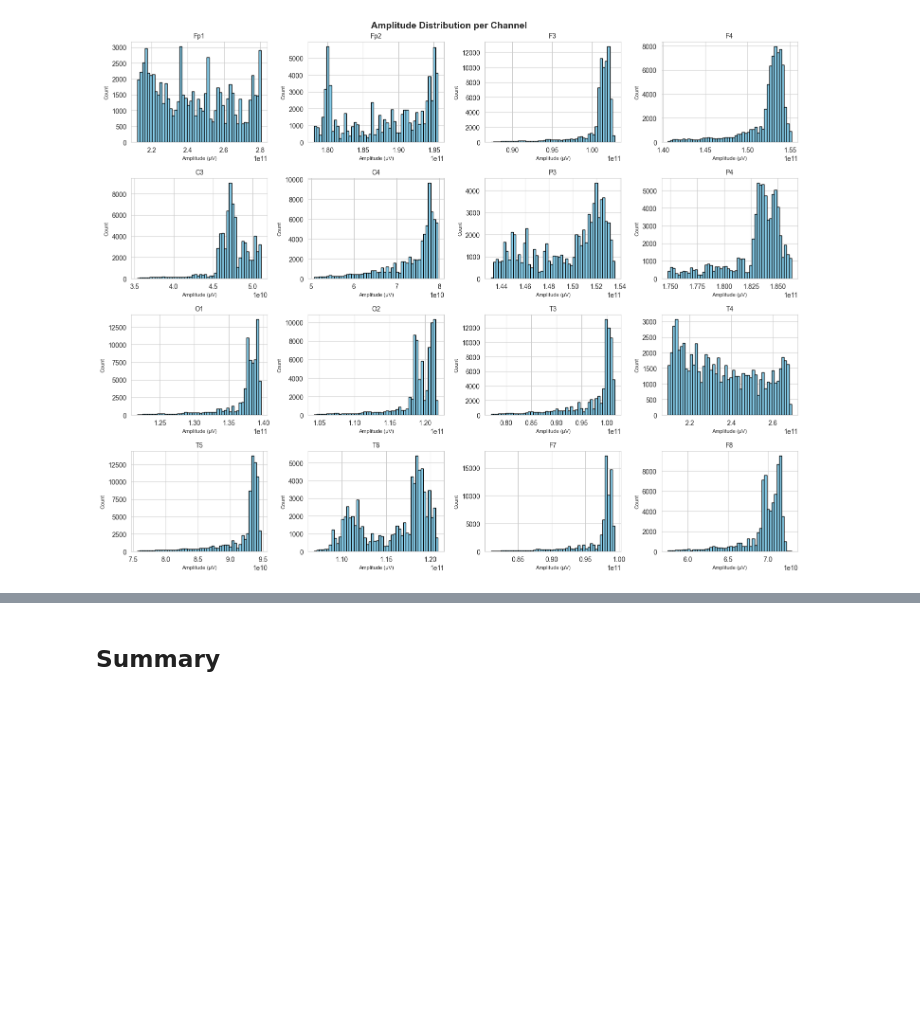
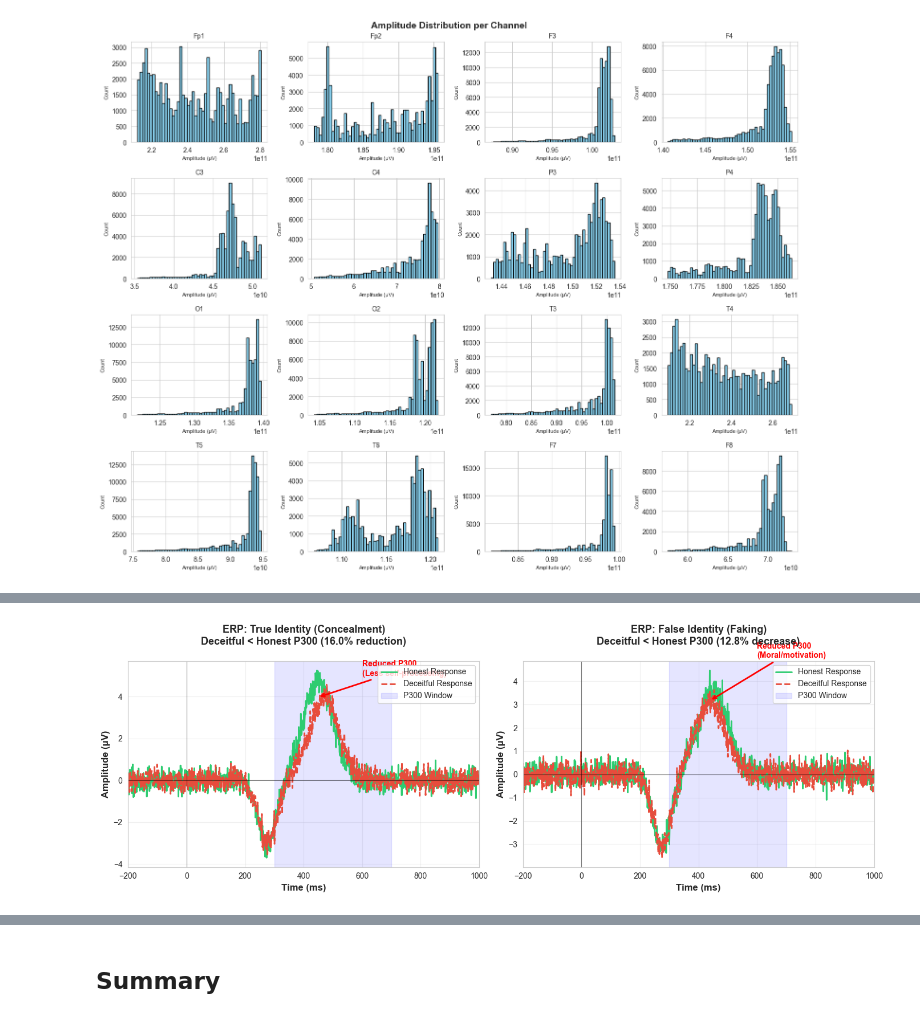
Before and after one commit to wsparcie/ai-ml-neuron-rekrutacja-2025, a Jupyter notebook: eda.ipynb, the cells around one changed output, grey strips where cells are left out. Drawn from its saved outputs; the diff is of its cells as text; code cells hidden in the pictures; blank space fills up the shorter version.

```diff
--- a/eda.ipynb
+++ b/eda.ipynb
@@ -283,0 +328,84 @@ plt.show()
+# %%
+time = np.linspace(-200, 1000, 1200)
+
+def generate_erp(p300_amplitude, p300_latency, n200_amplitude=-3):
+    erp = np.zeros_like(time)
+
+    n200_window = (time >= 200) & (time <= 350)
+    erp[n200_window] = n200_amplitude * np.exp(-((time[n200_window] - 275)**2) / 2000)
+
+    p300_window = (time >= 300) & (time <= 700)
+    erp[p300_window] += p300_amplitude * np.exp(-((time[p300_window] - p300_latency)**2) / 5000)
+
+    erp += np.random.normal(0, 0.3, len(time))
+
+    return erp
+
+p300_real = real_features['p300']
+
+p300_ht = np.mean(list(p300_real['honest_true'].values()))
+p300_dt = np.mean(list(p300_real['deceitful_true'].values()))
+p300_hf = np.mean(list(p300_real['honest_fake'].values()))
+p300_df = np.mean(list(p300_real['deceitful_fake'].values()))
+
+honest_true = generate_erp(p300_amplitude=p300_ht, p300_latency=450)
+deceitful_true = generate_erp(p300_amplitude=p300_dt, p300_latency=470)
+honest_fake = generate_erp(p300_amplitude=p300_hf, p300_latency=450)
+deceitful_fake = generate_erp(p300_amplitude=p300_df, p300_latency=440)
+
+fig, axes = plt.subplots(1, 2, figsize=(14, 5))
+
+axes[0].plot(time, honest_true, linewidth=2, label='Honest Response', color='#2ecc71')
+axes[0].plot(time, deceitful_true, linewidth=2, label='Deceitful Response', color='#e74c3c', linestyle='--')
+axes[0].axhline(y=0, color='black', linestyle='-', linewidth=0.8, alpha=0.5)
+axes[0].axvline(x=0, color='black', linestyle='-', linewidth=0.8, alpha=0.5)
+axes[0].axvspan(300, 700, alpha=0.1, color='blue', label='P300 Window')
+axes[0].set_xlabel('Time (ms)', fontsize=12, fontweight='bold')
+axes[0].set_ylabel('Amplitude (μV)', fontsize=12, fontweight='bold')
+
+p300_reduction = ((p300_ht - p300_dt) / p300_ht * 100)
+axes[0].set_title(f'ERP: True Identity (Concealment)\nDeceitful < Honest P300 ({p300_reduction:.1f}% reduction)\n',
+                  fontsize=13, fontweight='bold')
+axes[0].legend(loc='upper right')
+axes[0].grid(alpha=0.3)
+axes[0].set_xlim(-200, 1000)
+
+axes[0].annotate(f'Reduced P300\n(Less self-processing)',
+                xy=(450, p300_dt), xytext=(600, 5),
+                arrowprops=dict(arrowstyle='->', color='red', lw=2),
+                fontsize=10, color='red', fontweight='bold')
+
+axes[1].plot(time, honest_fake, linewidth=2, label='Honest Response', color='#2ecc71')
+axes[1].plot(time, deceitful_fake, linewidth=2, label='Deceitful Response', color='#e74c3c', linestyle='--')
+axes[1].axhline(y=0, color='black', linestyle='-', linewidth=0.8, alpha=0.5)
+axes[1].axvline(x=0, color='black', linestyle='-', linewidth=0.8, alpha=0.5)
+axes[1].axvspan(300, 700, alpha=0.1, color='blue', label='P300 Window')
+axes[1].set_xlabel('Time (ms)', fontsize=12, fontweight='bold')
+axes[1].set_ylabel('Amplitude (μV)', fontsize=12, fontweight='bold')
+
+p300_change = ((p300_df - p300_hf) / p300_hf * 100)
+change_dir = "increase" if p300_change > 0 else "decrease"
+axes[1].set_title(f'ERP: False Identity (Faking)\nDeceitful {">" if p300_change > 0 else "<"} Honest P300 ({abs(p300_change):.1f}% {change_dir})\n',
+                  fontsize=13, fontweight='bold')
+axes[1].legend(loc='upper right')
+axes[1].grid(alpha=0.3)
+axes[1].set_xlim(-200, 1000)
+
+axes[1].annotate(f'{"Enhanced" if p300_change > 0 else "Reduced"} P300\n(Moral/motivation)',
+                xy=(440, p300_df), xytext=(600, 5),
+                arrowprops=dict(arrowstyle='->', color='red', lw=2),
+                fontsize=10, color='red', fontweight='bold')
+
+plt.tight_layout()
+plt.savefig('charts/eda_p300_waveforms.png', dpi=300, bbox_inches='tight')
+plt.show()
+
+print(f"P300 Findings:")
+print("TRUE IDENTITY (Concealment):")
+print(f"  - Honest: {p300_ht:.2f} μV")
+print(f"  - Deceitful: {p300_dt:.2f} μV ({p300_reduction:.1f}% reduction)")
+print("\nFALSE IDENTITY (Faking):")
+print(f"  - Honest: {p300_hf:.2f} μV")
+print(f"  - Deceitful: {p300_df:.2f} μV ({p300_change:+.1f}% change)")
+# %% [output]
+[figure, added]
```
Also changed, not shown: parts of 35 cells of this notebook, 9 other files.
